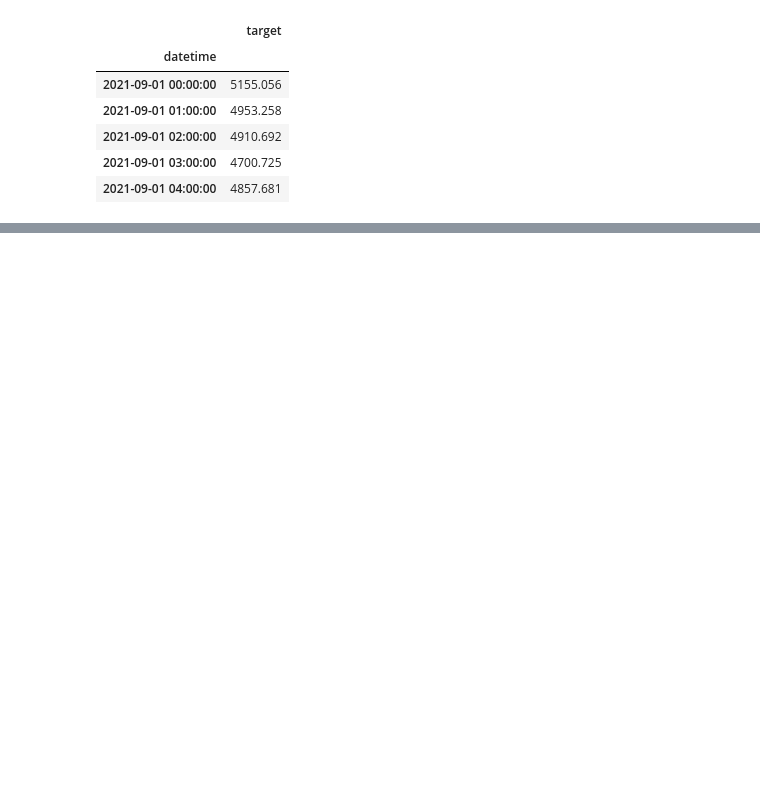
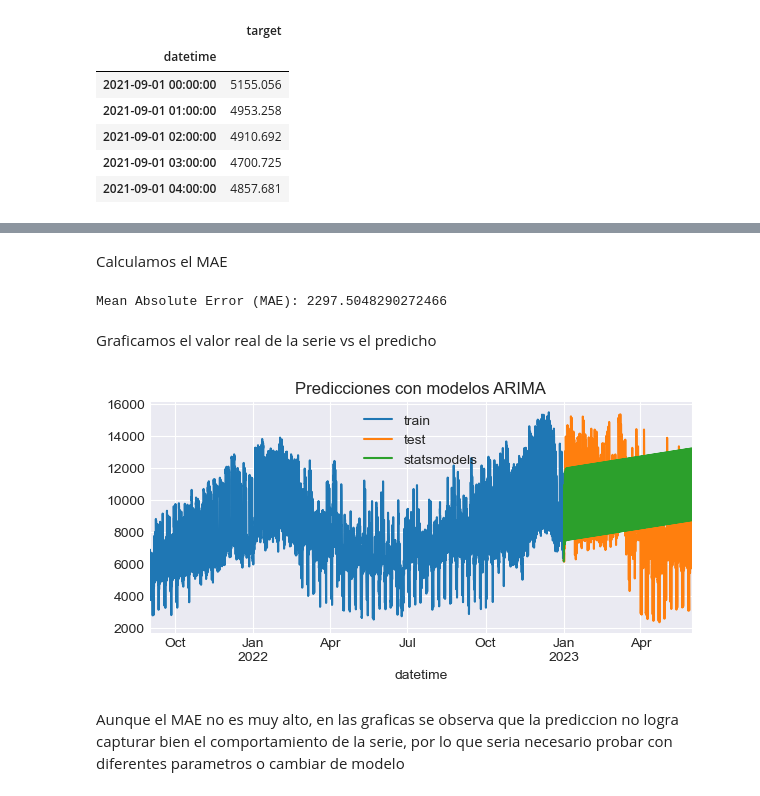
Before and after one commit to josemgoji/Proyecto-integrador-2, a Jupyter notebook: datalab/modelo_SARIMA.ipynb, the cells around one changed output, grey strips where cells are left out. Cells and saved outputs as stored; diff of their text form; code cells hidden in the pictures; blank space fills up the shorter version.

```diff
--- a/datalab/modelo_SARIMA.ipynb
+++ b/datalab/modelo_SARIMA.ipynb
@@ -243,0 +273,8 @@ KPSS Statistic: 0.005558347772700401, p-value: 0.1
+# %%
+# Modelo SARIMAX con statsmodels.Sarimax
+# ==============================================================================
+warnings.filterwarnings("ignore", category=UserWarning, message='Non-invertible|Non-stationary')
+modelo = SARIMAX(endog = datos_train['target'], order = (2, 1, 3), seasonal_order = (1, 1, 1, 24)) #order = (p, d, q) seasonal_order = (P, D, Q, s)
+modelo_res = modelo.fit(disp=0)
+warnings.filterwarnings("default")
+modelo_res.summary()
@@ -243,0 +307,6 @@ KPSS Statistic: 0.005558347772700401, p-value: 0.1
+# %%
+# Predicción
+# ==============================================================================
+predicciones_statsmodels = modelo_res.get_forecast(steps=len(datos_test)).predicted_mean
+predicciones_statsmodels.name = 'predicciones_statsmodels'
+display(predicciones_statsmodels.head(4))
@@ -243,0 +319,12 @@ KPSS Statistic: 0.005558347772700401, p-value: 0.1
+# %% [markdown]
+Calculamos el MAE
+# %%
+from sklearn.metrics import mean_absolute_error
+
+# Calcular MAE
+mae = mean_absolute_error(datos_test['target'], predicciones_statsmodels)
+print("Mean Absolute Error (MAE):", mae)
+# %% [output]
+Mean Absolute Error (MAE): 2297.5048290272466
+# %% [markdown]
+Graficamos el valor real de la serie vs el predicho
@@ -243,0 +376,14 @@ KPSS Statistic: 0.005558347772700401, p-value: 0.1
+# %%
+# Plot predictions
+# ==============================================================================
+fig, ax = plt.subplots(figsize=(7, 3))
+datos_train['target'].plot(ax=ax, label='train')
+datos_test['target'].plot(ax=ax, label='test')
+predicciones_statsmodels.plot(ax=ax, label='statsmodels')
+predicciones_statsmodels.columns = ['skforecast']
+ax.set_title('Predicciones con modelos ARIMA')
+ax.legend();
+# %% [output]
+[figure, added]
+# %% [markdown]
+Aunque el MAE no es muy alto, en las graficas se observa que la prediccion no logra capturar bien el comportamiento de la serie, por lo que seria necesario probar con diferentes parametros o cambiar de modelo
```
Also changed, not shown: parts of 32 cells of this notebook, 12 other files.
